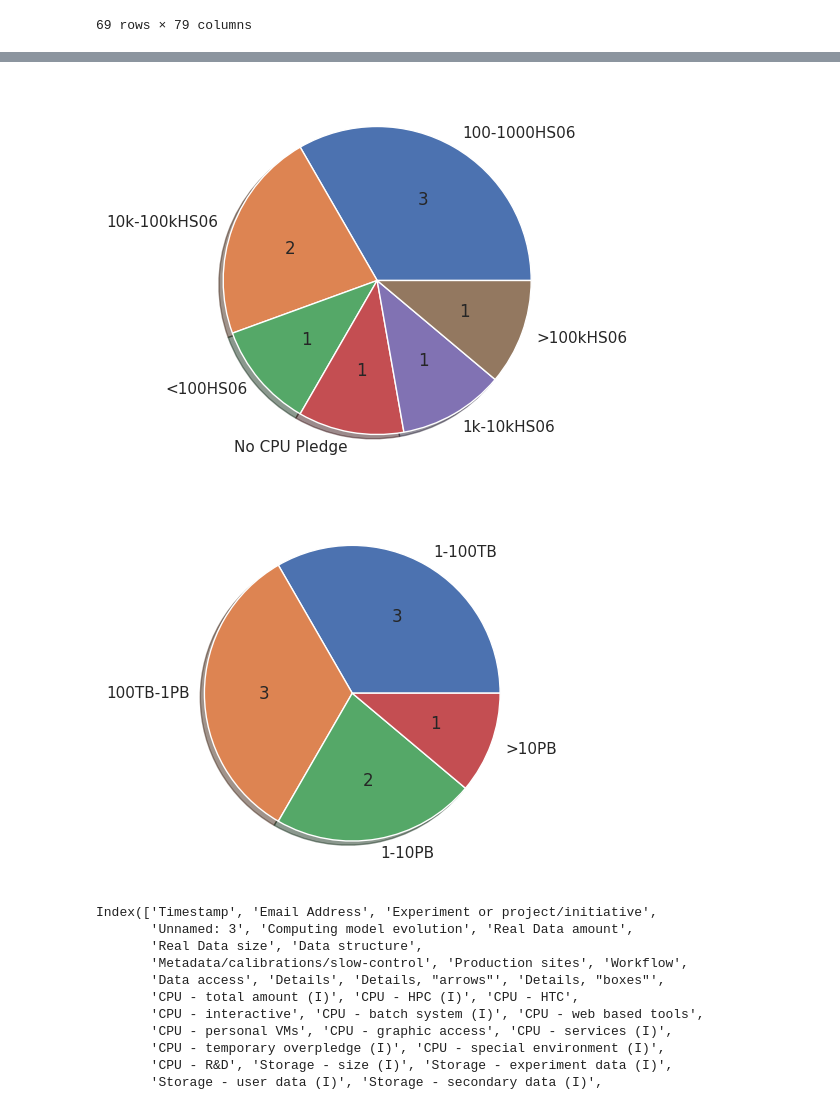
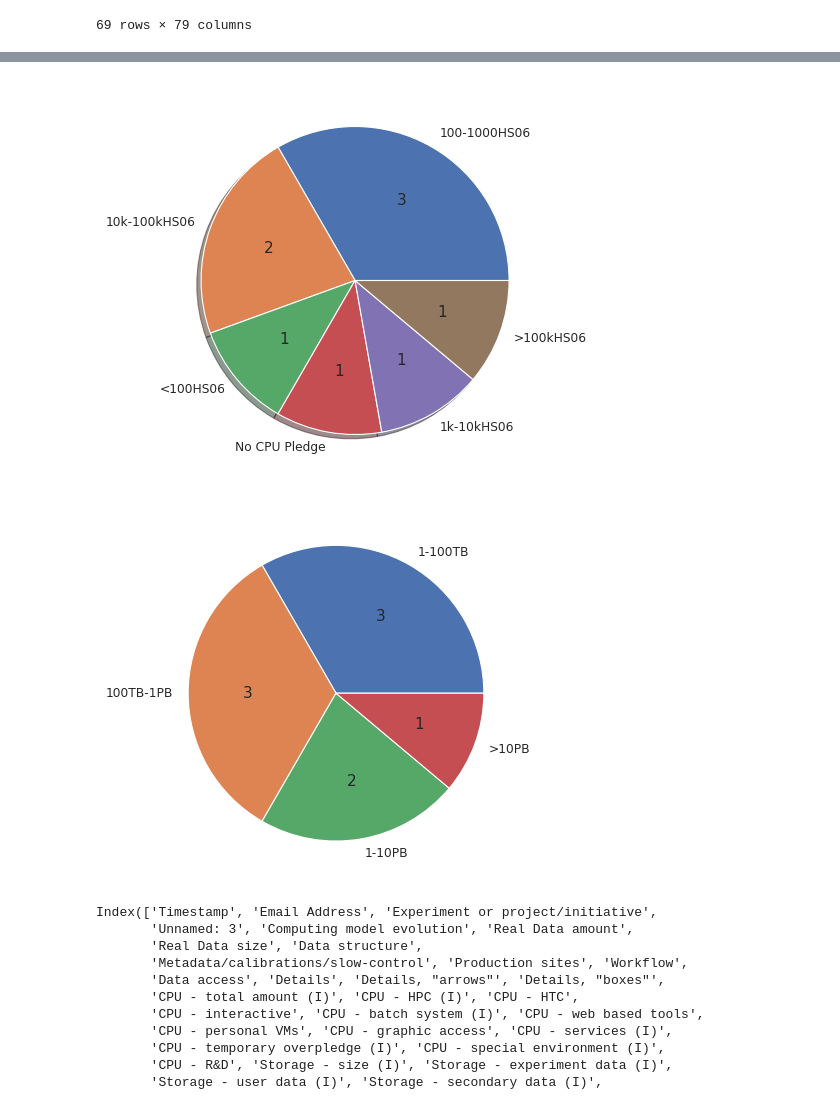
Before and after one commit to gmazzitelli/GSN2, a Jupyter notebook: IFNFCM.ipynb, the cells around one changed output, grey strips where cells are left out. Saved outputs shown, nothing was run; the diff lists cells and outputs as text; code cells hidden in the pictures.

```diff
--- a/IFNFCM.ipynb
+++ b/IFNFCM.ipynb
@@ -49,13 +49,12 @@ df
 | 68 | 10/26/2023 10:17:57 | daniele.spiga@pg.infn.it | CMS | NaN | Currently defined and in evolutio... | >100M | ... |
 69 rows × 79 columns
 # %%
+sns.set_style("whitegrid")
+sns.set_context("paper", rc={"font.size":11,"axes.titlesize":16,"axes.labelsize":11})
 fig, ax = plt.subplots(figsize=(5,5))
-colors = ["g", "w", "k", "y", "c"]
-explode = [0, 0.1, 0, 0, 0]
 what = "Scientific Committee"
 elements = len(df[what])
-pd.value_counts(df[what]).plot(kind='pie', autopct=lambda x: '{:.0f}%({:.0f})'.format(x, x*elements/100), label="",
-                                     shadow=True, explode=explode)
+pd.value_counts(df[what]).plot(kind='pie', autopct=lambda x: '{:.0f}%({:.0f})'.format(x, x*elements/100), label="")
 plt.title(what)
 plt.show()
 # %% [output]
@@ -90,24 +91,21 @@ for i, csn in enumerate(CSN):
 # %%
 fig, ax = plt.subplots(figsize=(5,5))
-colors = ["g", "w", "k", "y", "c"]
-#explode = [0, 0.1, 0, 0, 0]
 #data = df[(df["Scientific Committee"]=="CSN4") & (df["Computing model evolution"]=="Currently defined and stable")]["CPU - total amount (I)"]
 data = df[((df["Scientific Committee"]=="CSN1") | (df["Scientific Committee"]=="CSN2") | (df["Scientific Committee"]=="CSN3")) & (df["Computing model evolution"]=="Currently defined and stable")]["CPU - total amount (I)"]
 #data = df[((df["Scientific Committee"]=="CSN1") | (df["Scientific Committee"]=="CSN2") | (df["Scientific Committee"]=="CSN3")) & (df["Computing model evolution"]=="Currently defined and stable")]["Storage - size (I)"]
 #data = df[df["Computing model evolution"]=="Currently defined and stable"]["CPU - total amount (I)"]
 elements = len(data)
 pd.value_counts(data).plot(kind='pie', autopct=lambda x: '{:.0f}'.format(x*elements/100), label="",
                                      shadow=True)#, explode=explode)
 plt.show()
 data = df[((df["Scientific Committee"]=="CSN1") | (df["Scientific Committee"]=="CSN2") | (df["Scientific Committee"]=="CSN3")) & (df["Computing model evolution"]=="Currently defined and stable")]["Storage - size (I)"]
 #data = df[df["Computing model evolution"]=="Currently defined and stable"]["CPU - total amount (I)"]
 elements = len(data)
-df.value_counts(data).plot(kind='pie', autopct=lambda x: '{:.0f}'.format(x*elements/100), label="",
-                                     shadow=True)#, explode=explode)
+df.value_counts(data).plot(kind='pie', autopct=lambda x: '{:.0f}'.format(x*elements/100), label="")
 plt.show()
 # %% [output]
-[figure, old version]
+[figure, new version]
-[figure, old version]
+[figure, new version]
 # %%
 df.columns
 # %% [output]
```
Also changed, not shown: parts of 4 cells of this notebook.
